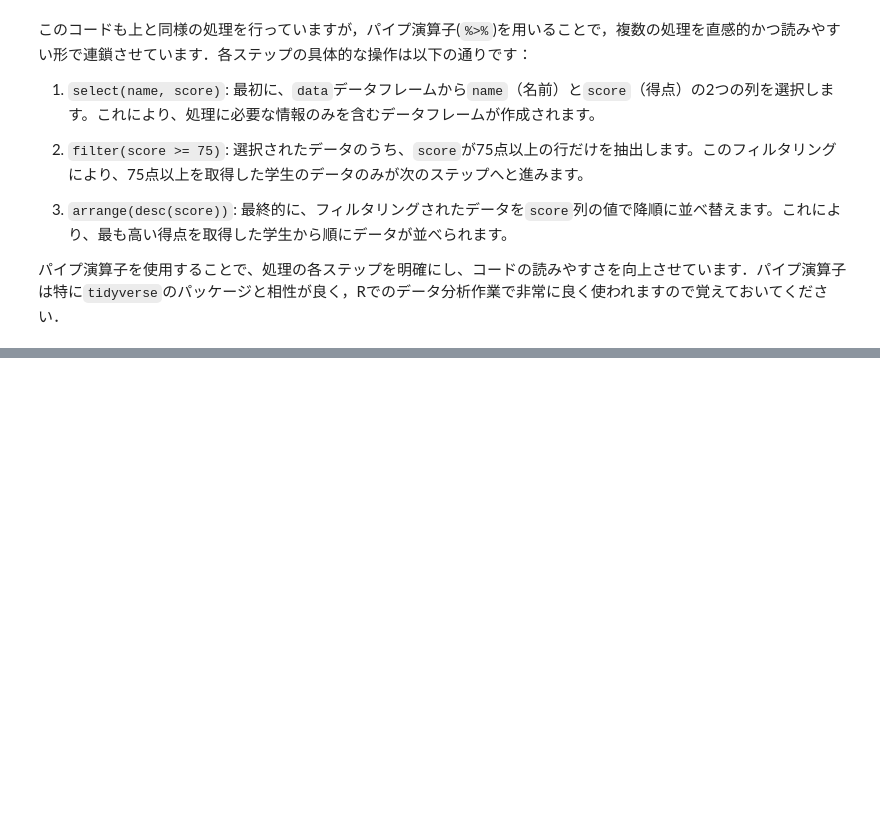
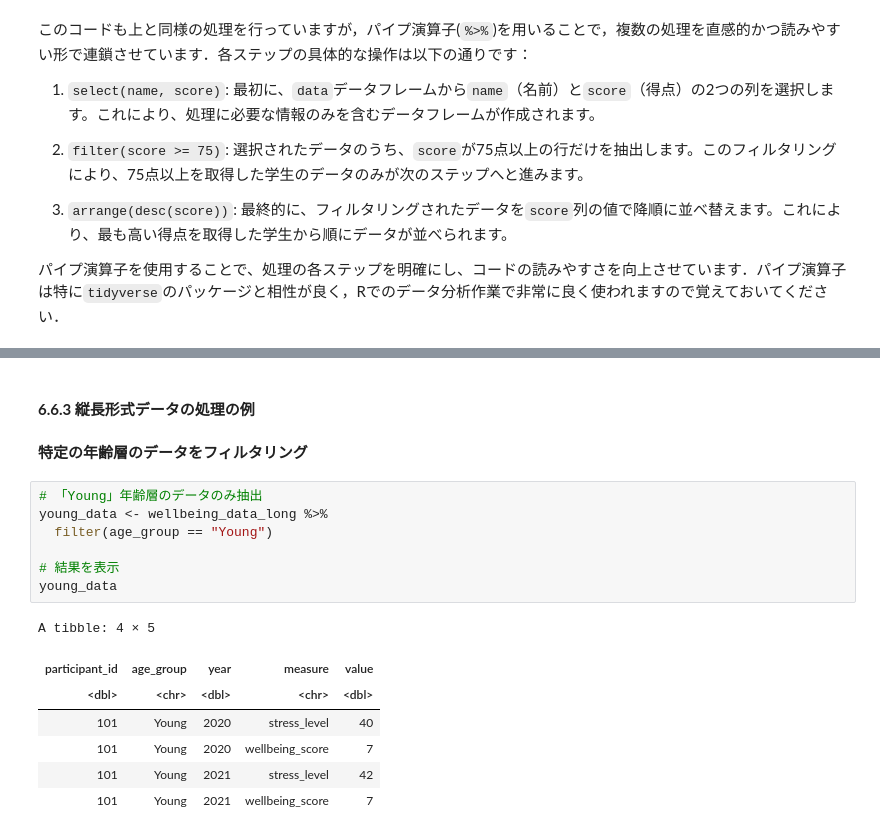
Before and after one commit to komorimasashi/jinka-stat-a1, a Jupyter notebook: R06_Tidy_Data.ipynb, the cells around one changed output, grey strips where cells are left out. Cells and saved outputs as stored; diff of their text form; blank space fills up the shorter version.

```diff
--- a/R06_Tidy_Data.ipynb
+++ b/R06_Tidy_Data.ipynb
@@ -364,0 +435,19 @@ A data.frame: 11 × 2
+# %% [markdown]
+#### **6.6.3 縦長形式データの処理の例**
+# %% [markdown]
+**特定の年齢層のデータをフィルタリング**
+# %%
+# 「Young」年齢層のデータのみ抽出
+young_data <- wellbeing_data_long %>%
+  filter(age_group == "Young")
+
+# 結果を表示
+young_data
+# %% [output]
+A tibble: 4 × 5
+| participant_id | age_group | year | measure | value |
+| <dbl> | <chr> | <dbl> | <chr> | <dbl> |
+| 101 | Young | 2020 | stress_level | 40 |
+| 101 | Young | 2020 | wellbeing_score | 7 |
+| 101 | Young | 2021 | stress_level | 42 |
+| 101 | Young | 2021 | wellbeing_score | 7 |
```
Also changed, not shown: parts of 16 cells of this notebook.
